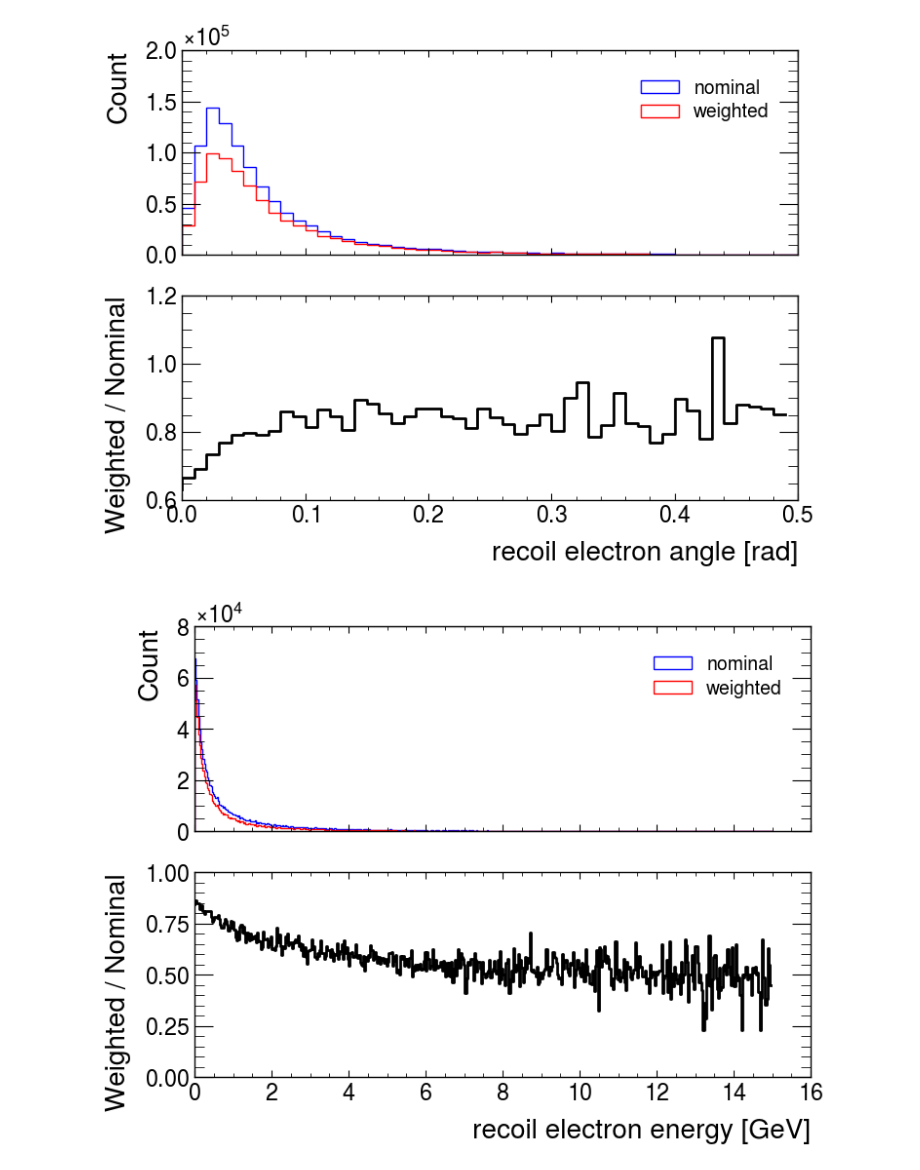
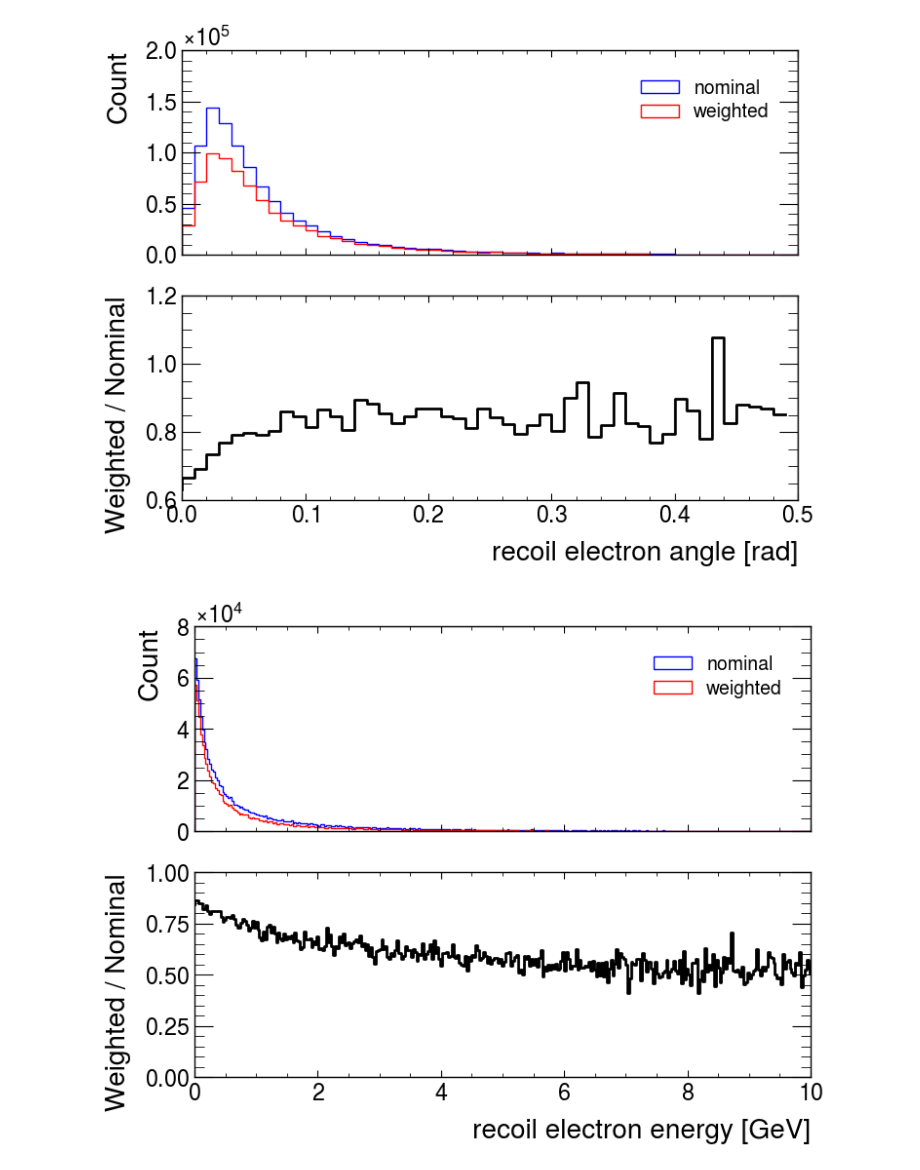
Before and after one commit to horohoo/thoroho-nova, a Jupyter notebook: ldmcode/NOvA_pion_dist.ipynb, the cells around one changed output. Saved outputs shown, nothing was run; the diff lists cells and outputs as text; code cells hidden in the pictures.

Commit message:
Changed x axis on final plot

```diff
--- a/ldmcode/NOvA_pion_dist.ipynb
+++ b/ldmcode/NOvA_pion_dist.ipynb
@@ -678,22 +678,23 @@ fig.show()
 # %%
 nominal, edges = np.histogram(E_nominal, bins=np.linspace(0, 15, 501))
 weighted, edges = np.histogram(E_vals, bins=np.linspace(0, 15, 501), weights=Etheta2_weights)
 ratio = []
 for i in range(len(nominal)):
     if nominal[i] > 0:
         ratio.append(weighted[i]/nominal[i])
     else:
         ratio.append(0.5)
 
 fig, (ax0, ax1) = plt.subplots(2, sharex=True)
 ax0.hist(E_nominal, bins=np.linspace(0, 15, 501), color='blue', histtype='step',label='nominal')
 ax0.hist(E_vals, bins=np.linspace(0,15,501), weights=Etheta2_weights, color='red', histtype='step', label='weighted')
 ax1.set_xlabel('recoil electron energy [GeV]')
 ax1.step(edges[:-1], ratio, color='black')
 ax0.set_ylabel('Count')
 ax1.set_ylabel(' Weighted / Nominal')
 ax0.legend()
 ax1.set_ylim((0,1))
+ax1.set_xlim((0,10))
 fig.show()
 # %% [output]
-[figure, old version]
+[figure, new version]
```
Also changed, not shown: parts of 1 cell of this notebook.
